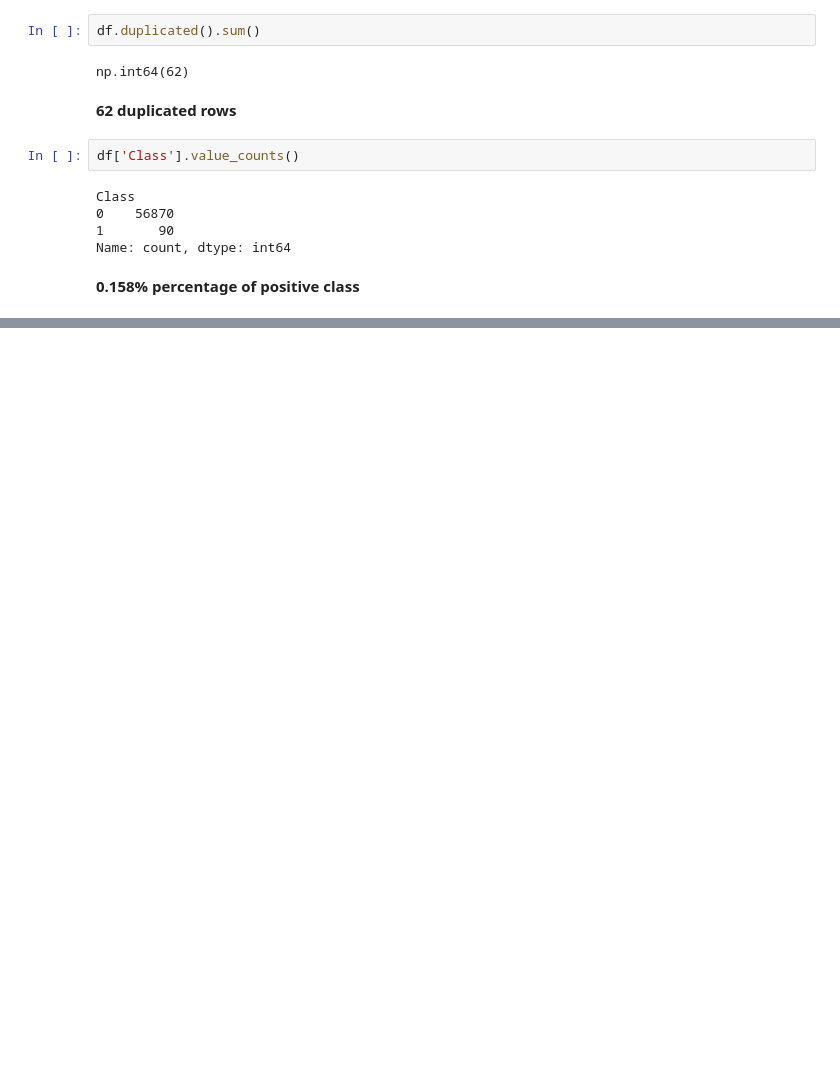
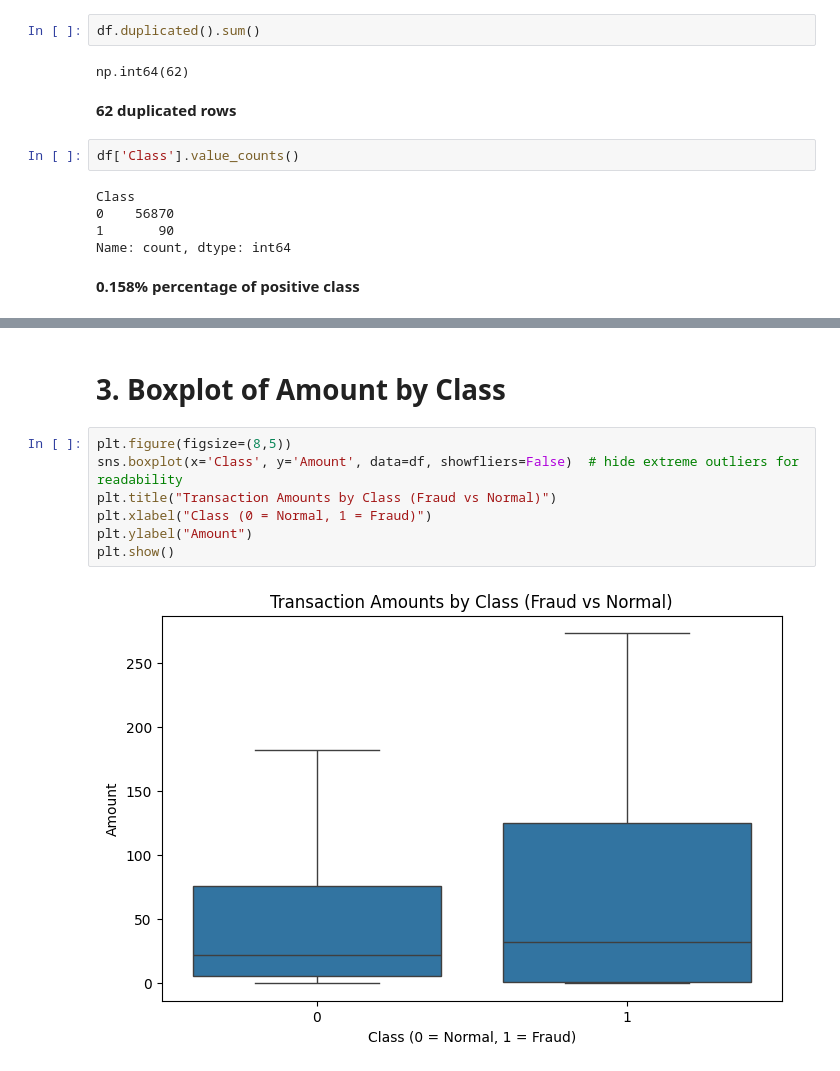
Before and after one commit to mostafaayman646/Credit-card-fraud-detection, a Jupyter notebook: EDA.ipynb, the cells around one changed output, grey strips where cells are left out. Saved outputs shown, nothing was run; the diff lists cells and outputs as text; blank space fills up the shorter version.

```diff
--- a/EDA.ipynb
+++ b/EDA.ipynb
@@ -139,0 +171,11 @@ for i in range(0, len(columns)-1, n):
+# %% [markdown]
+# 3. Boxplot of Amount by Class
+# %%
+plt.figure(figsize=(8,5))
+sns.boxplot(x='Class', y='Amount', data=df, showfliers=False)  # hide extreme outliers for readability
+plt.title("Transaction Amounts by Class (Fraud vs Normal)")
+plt.xlabel("Class (0 = Normal, 1 = Fraud)")
+plt.ylabel("Amount")
+plt.show()
+# %% [output]
+[figure, added]
```
Also changed, not shown: parts of 17 cells of this notebook.
